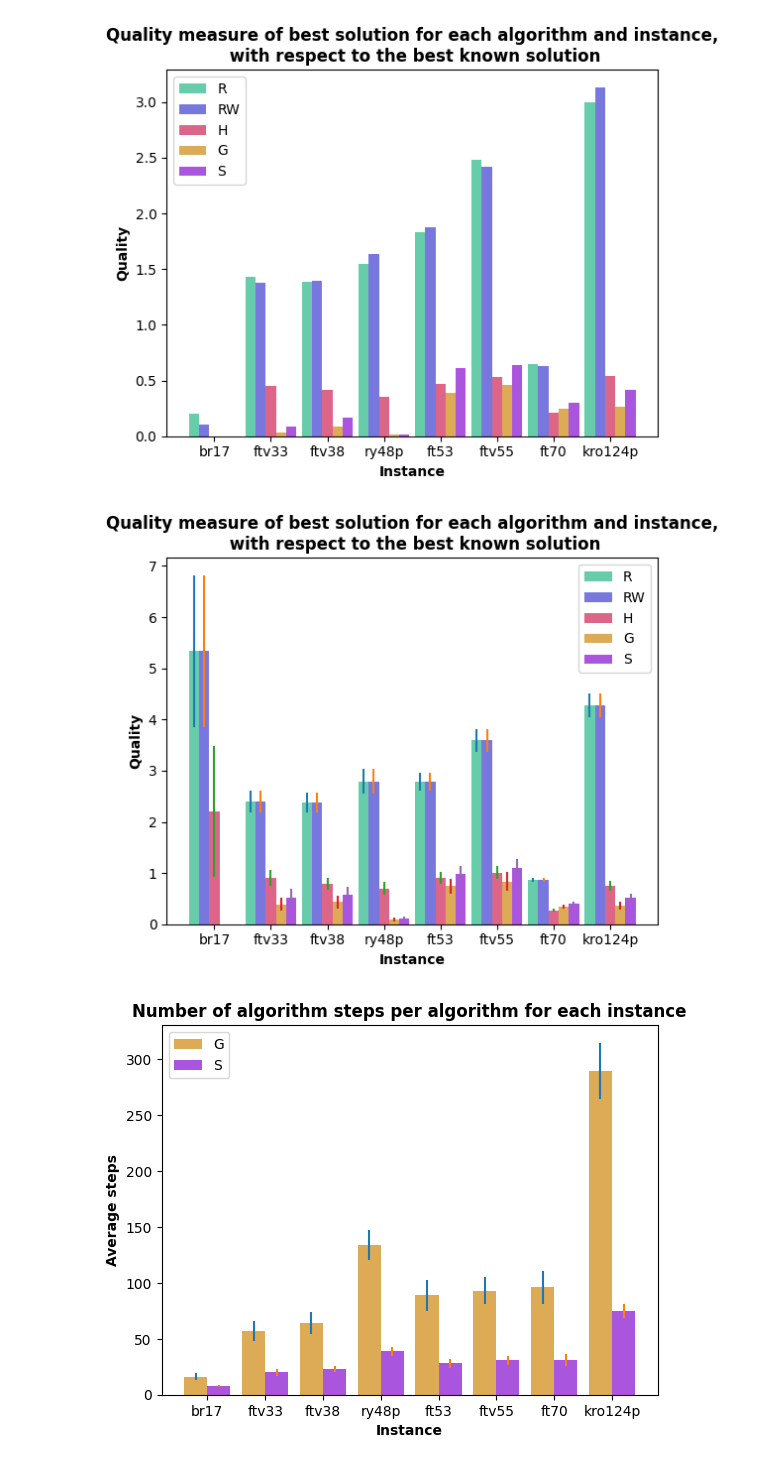
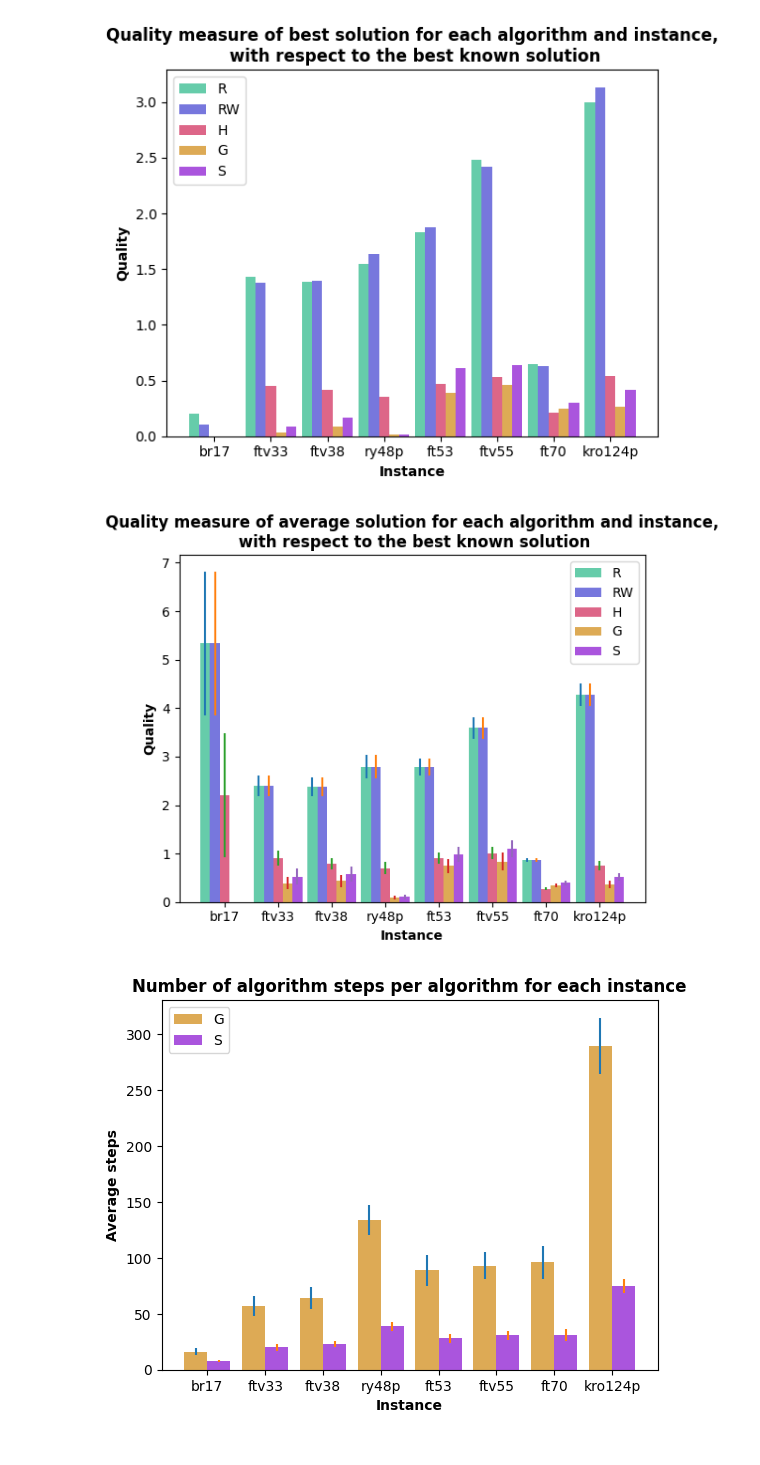
Before and after one commit to WojciechMajewski/BiologicallyInspired, a Jupyter notebook: plot_generation/main_plots.ipynb, the cells around one changed output. Cells and saved outputs as stored; diff of their text form; code cells hidden in the pictures.

```diff
--- a/plot_generation/main_plots.ipynb
+++ b/plot_generation/main_plots.ipynb
@@ -178,35 +178,35 @@ dataset = {}
 error = {}
 for algorithm in list(cases[list(cases.keys())[0]].keys()):
     dataset[algorithm] = [cases[case][algorithm]["Qavg"] for case in cases.keys()]
     error[algorithm] = [cases[case][algorithm]["Qavg_sd"] for case in cases.keys()]
 
 
 ticks = [i[5:-5] for i in list(cases.keys())] ### instances
 
 barWidth = 0.18
 
 r_list = []
 r_list.append(np.arange(len(dataset["R"])))
 for i in range(len(dataset.keys()) - 1):
     r_list.append([x + barWidth for x in r_list[-1]])
 
 colors = ["#66ccaa", "#7777dd", "#dd6688", "#ddaa55", "#aa55dd"]
 
 for index, key in enumerate(list(dataset.keys())):
     plt.bar(r_list[index], dataset[key], color = colors[index], width=barWidth, label=key)
 
     plt.errorbar(r_list[index], dataset[key], error[key], linestyle='None')
 
-plt.title("Quality measure of best solution for each algorithm and instance,\n with respect to the best known solution", fontweight='bold')
+plt.title("Quality measure of average solution for each algorithm and instance,\n with respect to the best known solution", fontweight='bold')
 plt.xlabel('Instance', fontweight='bold')
 plt.ylabel('Quality', fontweight='bold')
 plt.xticks([r + 2*barWidth for r in range(len(dataset["R"]))], ticks)
 
 plt.legend()
 plt.savefig('quality_avg.pdf')
 plt.show()
 # %% [output]
-[figure, old version]
+[figure, new version]
 # %%
 dataset = {}
 error = {}
```
Also changed, not shown: 28 other files.
